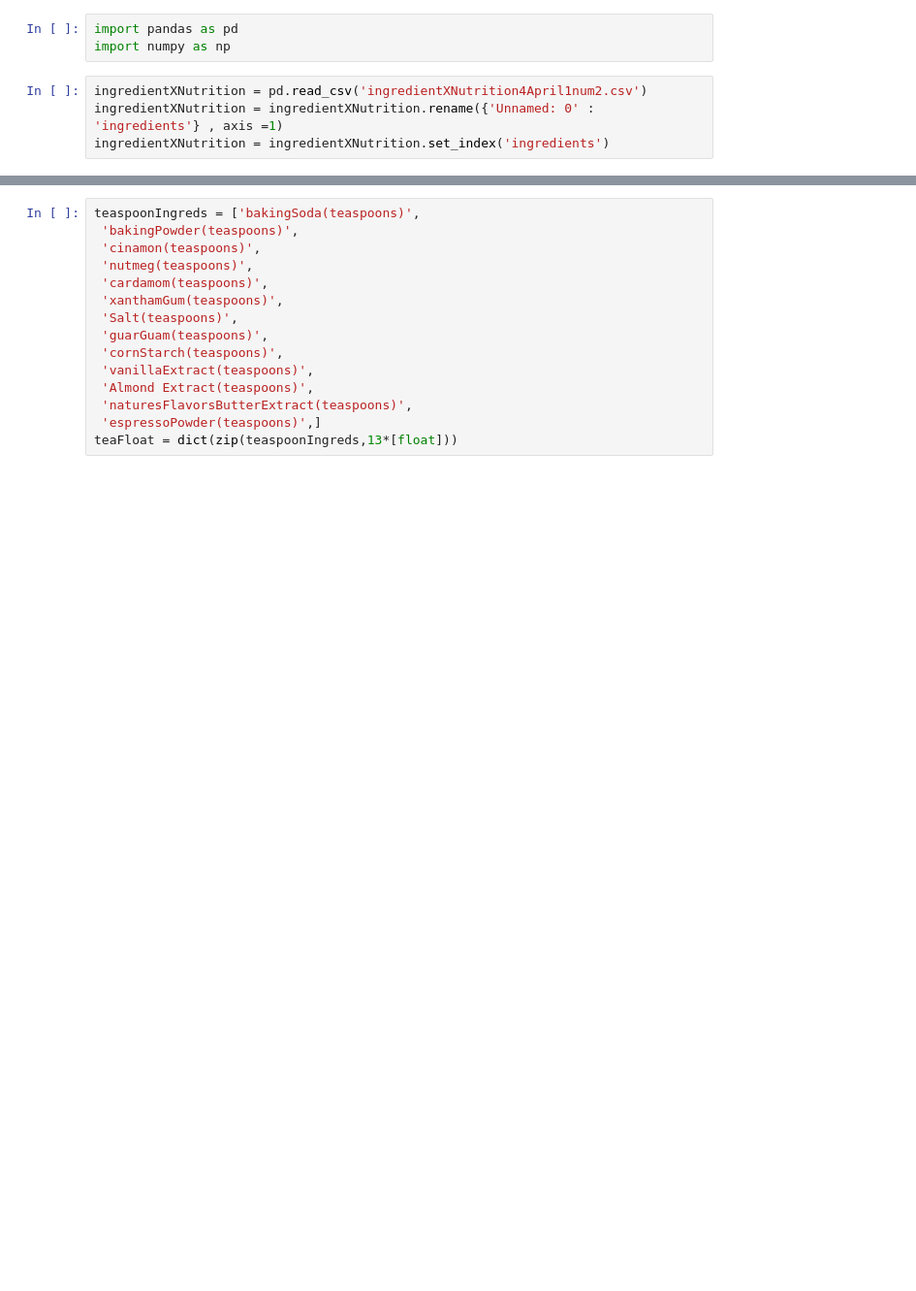
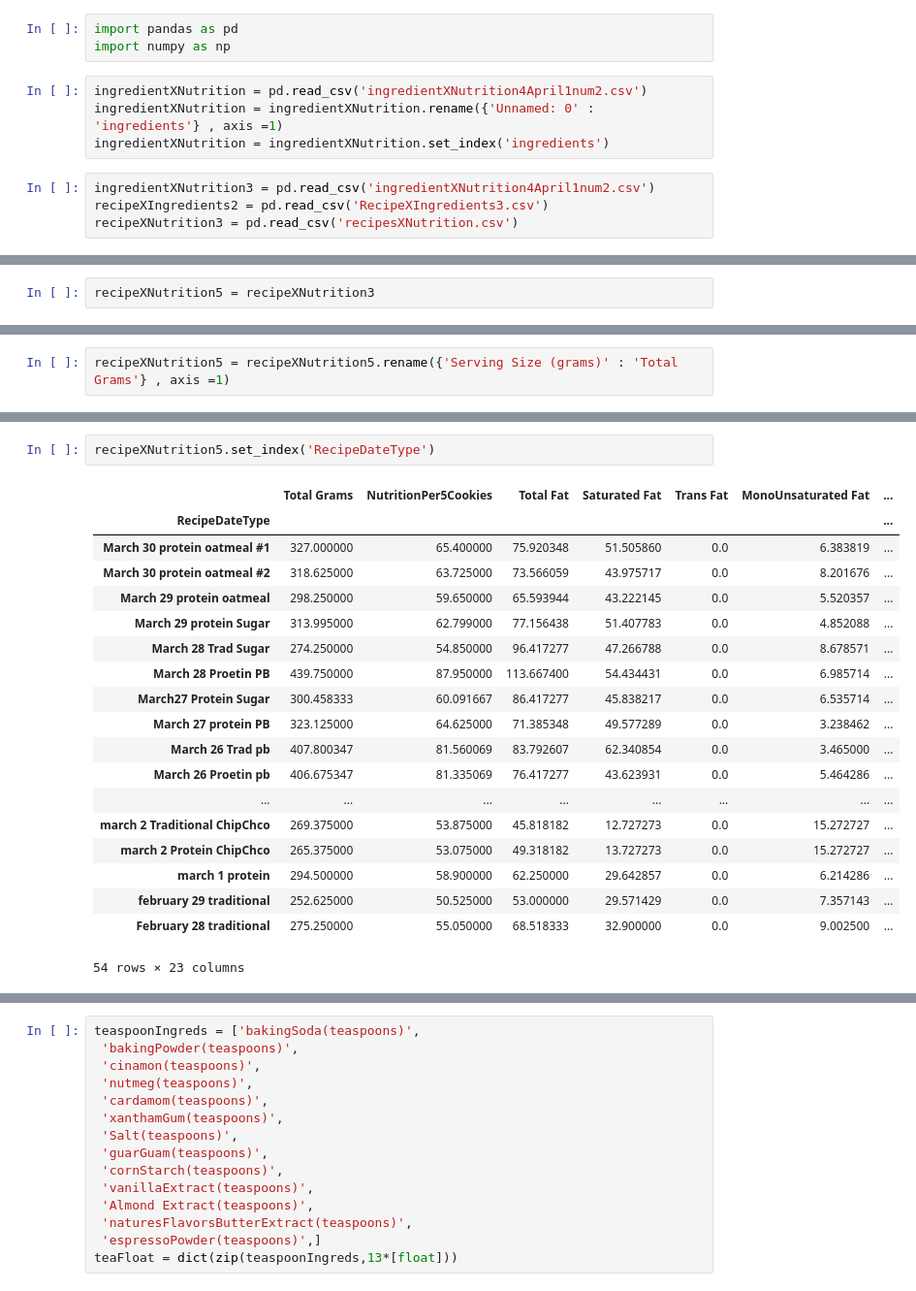
Before and after one commit to maxdickinson/DataTables, a Jupyter notebook: april2ndMakeFunctionNewRecipesToNutrition.ipynb, the cells around one changed output, grey strips where cells are left out. Shown: that part at 97% size. Drawn from its saved outputs; the diff is of its cells as text; blank space fills up the shorter version.

Commit message:
altered function, added 5 cookies per serving

```diff
--- a/april2ndMakeFunctionNewRecipesToNutrition.ipynb
+++ b/april2ndMakeFunctionNewRecipesToNutrition.ipynb
@@ -5,3 +5,7 @@ import numpy as np
 ingredientXNutrition = pd.read_csv('ingredientXNutrition4April1num2.csv')
 ingredientXNutrition = ingredientXNutrition.rename({'Unnamed: 0' : 'ingredients'} , axis =1)
 ingredientXNutrition = ingredientXNutrition.set_index('ingredients')
+# %%
+ingredientXNutrition3 = pd.read_csv('ingredientXNutrition4April1num2.csv')
+recipeXIngredients2 = pd.read_csv('RecipeXIngredients3.csv')
+recipeXNutrition3 = pd.read_csv('recipesXNutrition.csv')
@@ -7,0 +32,2 @@ ingredientXNutrition = ingredientXNutrition.set_index('ingredients')
+# %%
+recipeXNutrition5 = recipeXNutrition3
@@ -7,0 +98,2 @@ ingredientXNutrition = ingredientXNutrition.set_index('ingredients')
+# %%
+recipeXNutrition5 = recipeXNutrition5.rename({'Serving Size (grams)' : 'Total Grams'} , axis =1)
@@ -87,0 +341,22 @@ Name: 0, dtype: float64
+# %%
+recipeXNutrition5.set_index('RecipeDateType')
+# %% [output]
+|  | Total Grams | NutritionPer5Cookies | Total Fat | Saturated Fat | Trans Fat | MonoUnsaturated Fat | ... |
+| RecipeDateType |  |  |  |  |  |  | ... |
+| March 30 protein oatmeal #1 | 327.000000 | 65.400000 | 75.920348 | 51.505860 | 0.0 | 6.383819 | ... |
+| March 30 protein oatmeal #2 | 318.625000 | 63.725000 | 73.566059 | 43.975717 | 0.0 | 8.201676 | ... |
+| March 29 protein oatmeal | 298.250000 | 59.650000 | 65.593944 | 43.222145 | 0.0 | 5.520357 | ... |
+| March 29 protein Sugar | 313.995000 | 62.799000 | 77.156438 | 51.407783 | 0.0 | 4.852088 | ... |
+| March 28 Trad Sugar | 274.250000 | 54.850000 | 96.417277 | 47.266788 | 0.0 | 8.678571 | ... |
+| March 28 Proetin PB | 439.750000 | 87.950000 | 113.667400 | 54.434431 | 0.0 | 6.985714 | ... |
+| March27 Protein Sugar | 300.458333 | 60.091667 | 86.417277 | 45.838217 | 0.0 | 6.535714 | ... |
+| March 27 protein PB | 323.125000 | 64.625000 | 71.385348 | 49.577289 | 0.0 | 3.238462 | ... |
+| March 26 Trad pb | 407.800347 | 81.560069 | 83.792607 | 62.340854 | 0.0 | 3.465000 | ... |
+| March 26 Proetin pb | 406.675347 | 81.335069 | 76.417277 | 43.623931 | 0.0 | 5.464286 | ... |
+| ... | ... | ... | ... | ... | ... | ... | ... |
+| march 2 Traditional ChipChco | 269.375000 | 53.875000 | 45.818182 | 12.727273 | 0.0 | 15.272727 | ... |
+| march 2 Protein ChipChco | 265.375000 | 53.075000 | 49.318182 | 13.727273 | 0.0 | 15.272727 | ... |
+| march 1 protein | 294.500000 | 58.900000 | 62.250000 | 29.642857 | 0.0 | 6.214286 | ... |
+| february 29 traditional | 252.625000 | 50.525000 | 53.000000 | 29.571429 | 0.0 | 7.357143 | ... |
+| February 28 traditional | 275.250000 | 55.050000 | 68.518333 | 32.900000 | 0.0 | 9.002500 | ... |
+54 rows × 23 columns
```
Also changed, not shown: parts of 53 cells of this notebook, 3 other files.
